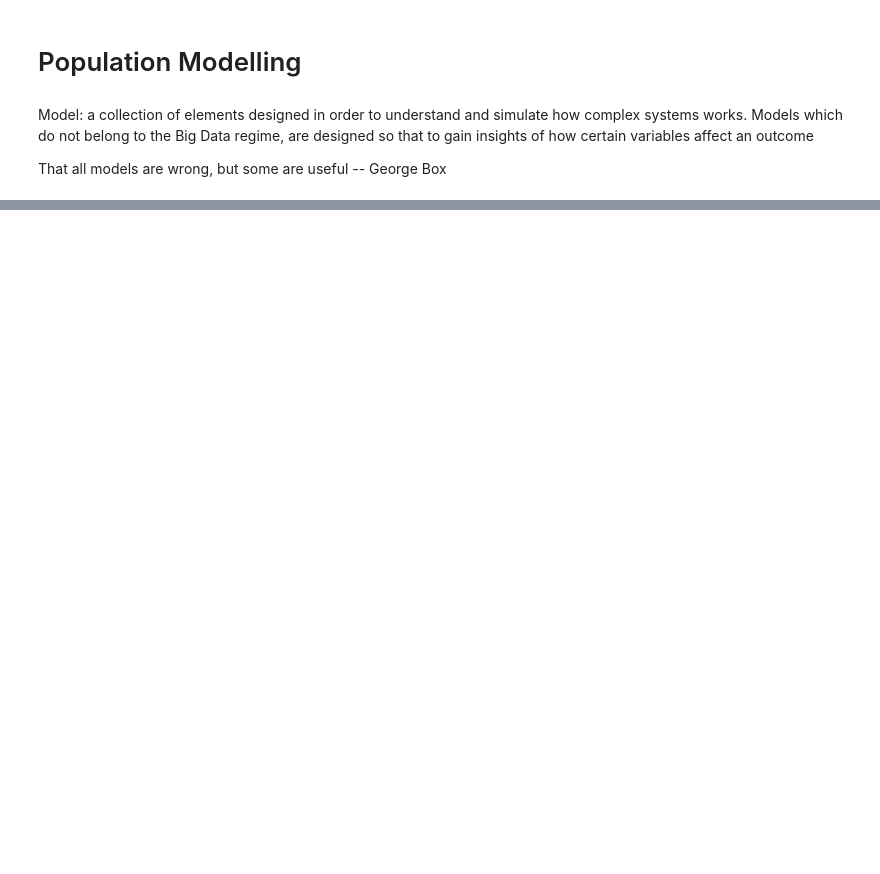
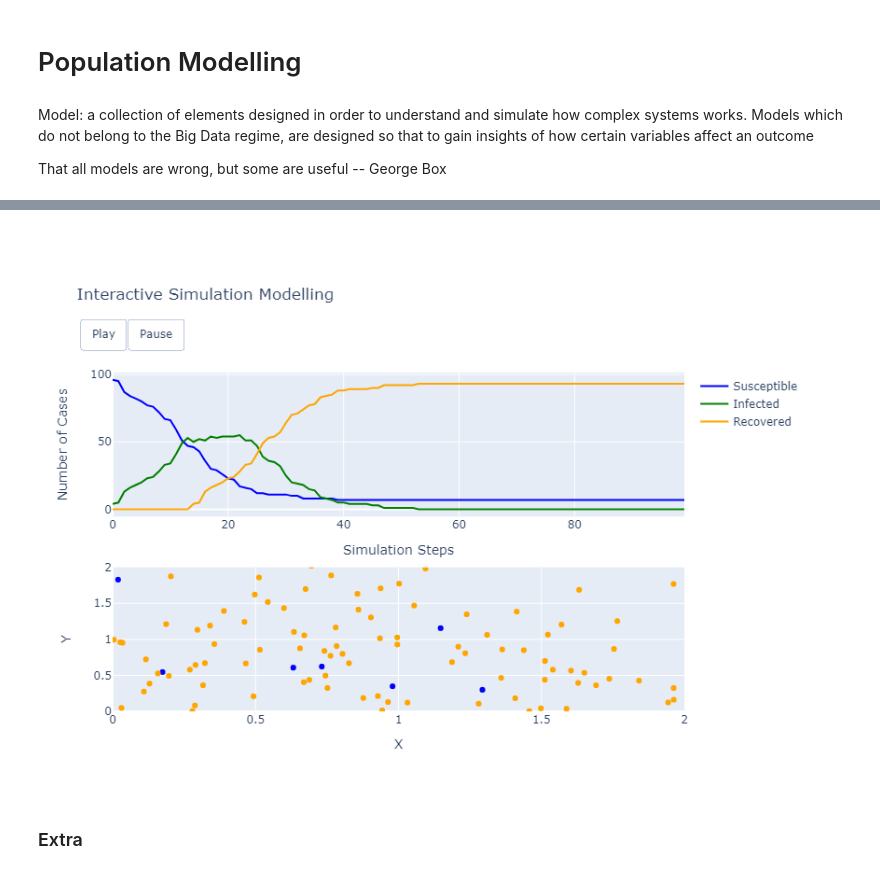
Before and after one commit to pierpaolo28/Epidemics-Modelling, a Jupyter notebook: notebooks/Pupulation.ipynb, the cells around one changed output, grey strips where cells are left out. Saved outputs shown, nothing was run; the diff lists cells and outputs as text; code cells hidden in the pictures; blank space fills up the shorter version.

```diff
--- a/notebooks/Pupulation.ipynb
+++ b/notebooks/Pupulation.ipynb
@@ -273,0 +276,6 @@ fig.show()
+# %%
+replay_plot(negatives, positives, survivors, df)
+# %% [output]
+[figure, added]
+# %% [markdown]
+### Extra
```
Also changed, not shown: parts of 10 cells of this notebook, 2 other files.
